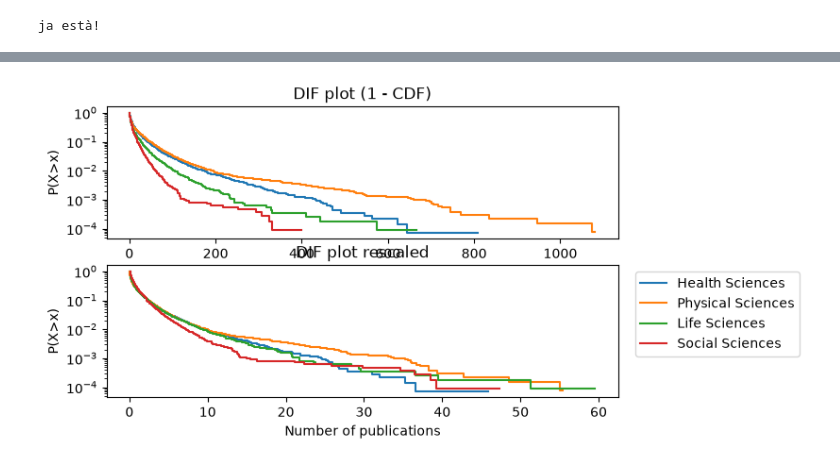
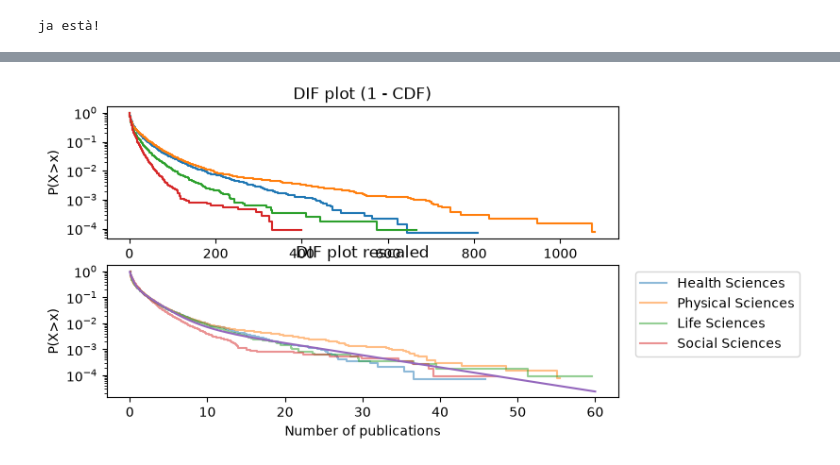
Before and after one commit to AdriRed/science-squared-avbd, a Jupyter notebook: notebooks/albert_02_power_laws.ipynb, the cells around one changed output, grey strips where cells are left out. Cells and saved outputs as stored; diff of their text form; code cells hidden in the pictures.

Commit message:
Added three exponential curve fit

```diff
--- a/notebooks/albert_02_power_laws.ipynb
+++ b/notebooks/albert_02_power_laws.ipynb
@@ -97,22 +239,25 @@ ja està!
 # %%
 fig, ax = plt.subplots(nrows=2,ncols=1,figsize=(7, 4))
 fields_labels = ['Health Sciences','Physical Sciences','Life Sciences','Social Sciences']
 for i in range(0,4):
     ax[0].step(difs[i][0], difs[i][1],label = fields_labels[i])
 ax[0].set_xlabel("Number of publications")
 ax[0].set_ylabel("P(X>x)")
 ax[0].set_title("DIF plot (1 - CDF)")
 #ax[0].set_xscale("log")
 ax[0].set_yscale("log")
 
 for i in range(0,4):
-    ax[1].step(difs_norm[i][0], difs_norm[i][1],label = fields_labels[i])
+    ax[1].step(difs_norm[i][0], difs_norm[i][1],label = fields_labels[i],alpha = 0.5)
+ax[1].plot(x_fit,y_fit)
 ax[1].set_xlabel("Number of publications")
 ax[1].set_ylabel("P(X>x)")
 ax[1].set_title("DIF plot rescaled")
+#ax[1].set_xlim(right=10)
+#ax[1].set_ylim(bottom=10**(-3))
 #ax[1].set_xscale("log")
 ax[1].set_yscale("log")
 plt.legend(loc="upper left", bbox_to_anchor=(1.02, 1))
 plt.show()
 # %% [output]
-[figure, old version]
+[figure, new version]
```
Also changed, not shown: parts of 3 cells of this notebook, 2 other files.
